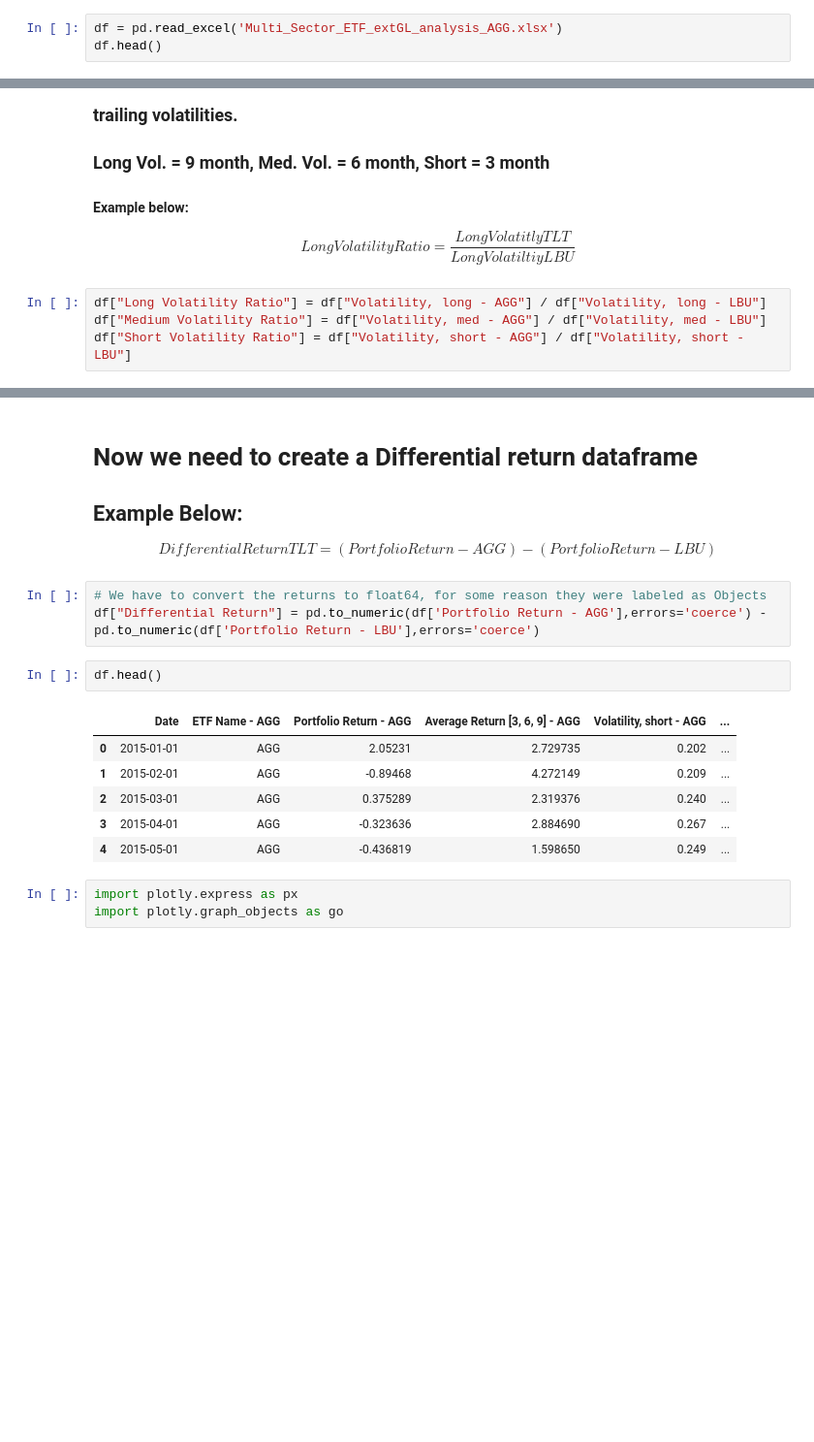
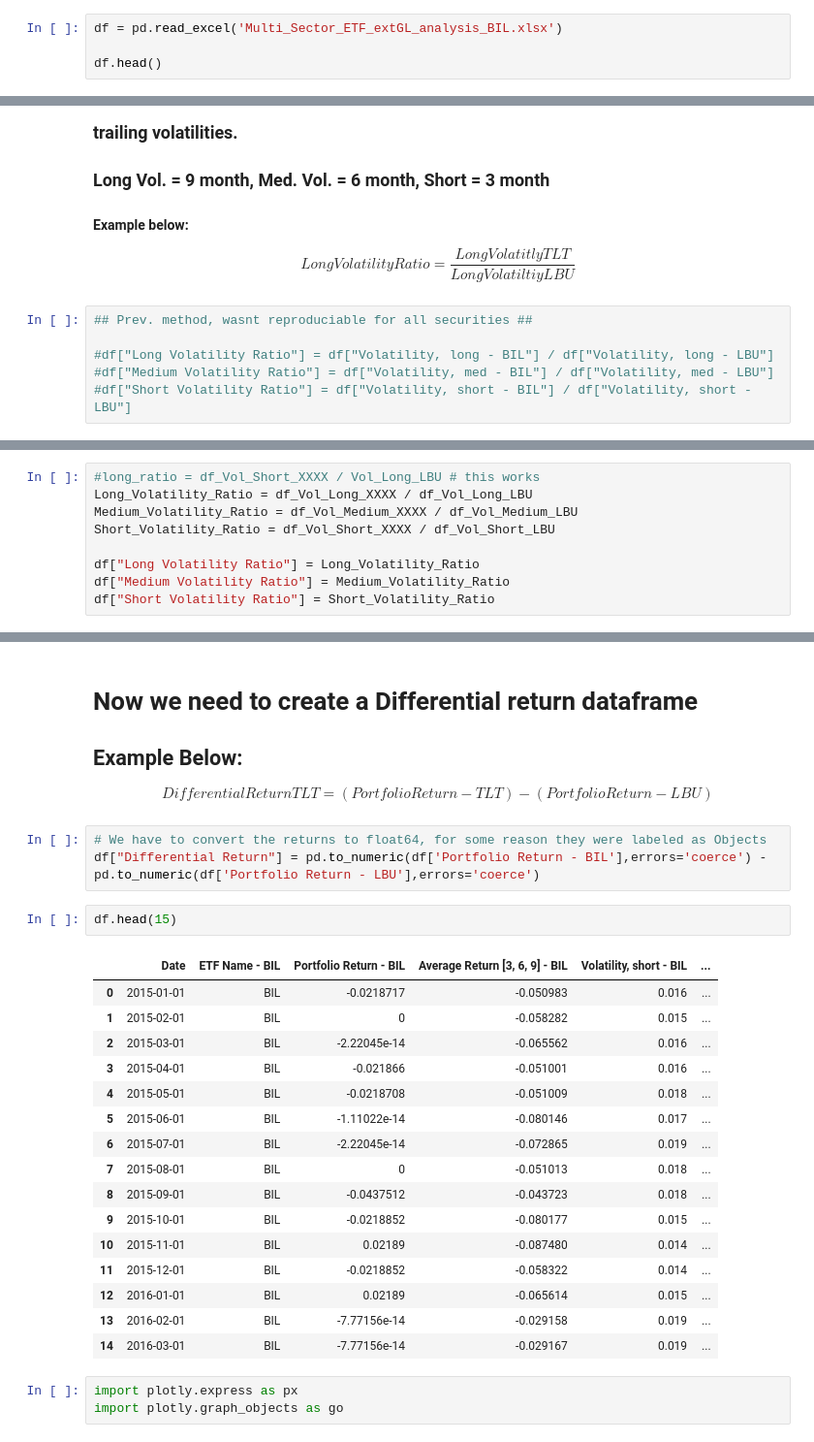
Before and after one commit to valazeinali/BoydWatterson, a Jupyter notebook: BoydWatterson/Trailing Volatility vs Differential Return.ipynb, the cells around one changed output, grey strips where cells are left out. Shown at 97% size. Drawn from its saved outputs; the diff is of its cells as text; blank space fills up the shorter version.

```diff
--- a/BoydWatterson/Trailing Volatility vs Differential Return.ipynb
+++ b/BoydWatterson/Trailing Volatility vs Differential Return.ipynb
@@ -13,6 +13,7 @@ Populating the interactive namespace from numpy and matplotlib
 import warnings
 warnings.filterwarnings("ignore")
 # %%
-df = pd.read_excel('Multi_Sector_ETF_extGL_analysis_AGG.xlsx')
+df = pd.read_excel('Multi_Sector_ETF_extGL_analysis_BIL.xlsx')
+
 df.head()
 # %% [output]
@@ -66,6 +55,8 @@ df.describe()
 #### Example below:
 $$ Long Volatility Ratio = \frac{Long Volatitly TLT}{Long Volatiltiy LBU} $$
 # %%
-df["Long Volatility Ratio"] = df["Volatility, long - AGG"] / df["Volatility, long - LBU"]
-df["Medium Volatility Ratio"] = df["Volatility, med - AGG"] / df["Volatility, med - LBU"]
-df["Short Volatility Ratio"] = df["Volatility, short - AGG"] / df["Volatility, short - LBU"]
+## Prev. method, wasnt reproduciable for all securities ##
+
+#df["Long Volatility Ratio"] = df["Volatility, long - BIL"] / df["Volatility, long - LBU"]
+#df["Medium Volatility Ratio"] = df["Volatility, med - BIL"] / df["Volatility, med - LBU"]
+#df["Short Volatility Ratio"] = df["Volatility, short - BIL"] / df["Volatility, short - LBU"]
@@ -72,3 +103,12 @@ df["Short Volatility Ratio"] = df["Volatility, short - AGG"] / df["Volatility, s
+# %%
+#long_ratio = df_Vol_Short_XXXX / Vol_Long_LBU # this works
+Long_Volatility_Ratio = df_Vol_Long_XXXX / df_Vol_Long_LBU
+Medium_Volatility_Ratio = df_Vol_Medium_XXXX / df_Vol_Medium_LBU
+Short_Volatility_Ratio = df_Vol_Short_XXXX / df_Vol_Short_LBU
+
+df["Long Volatility Ratio"] = Long_Volatility_Ratio
+df["Medium Volatility Ratio"] = Medium_Volatility_Ratio
+df["Short Volatility Ratio"] = Short_Volatility_Ratio
 # %%
 df.head()
 # %% [output]
@@ -82,19 +122,29 @@ df.head()
 # Now we need to create a Differential return dataframe
 ## Example Below:
 
-$$ Differential Return TLT = (Portfolio Return - AGG) -  (Portfolio Return - LBU) $$
+$$ Differential Return TLT = (Portfolio Return - TLT) -  (Portfolio Return - LBU) $$
 # %%
 # We have to convert the returns to float64, for some reason they were labeled as Objects
-df["Differential Return"] = pd.to_numeric(df['Portfolio Return - AGG'],errors='coerce') - pd.to_numeric(df['Portfolio Return - LBU'],errors='coerce')
+df["Differential Return"] = pd.to_numeric(df['Portfolio Return - BIL'],errors='coerce') - pd.to_numeric(df['Portfolio Return - LBU'],errors='coerce')
 # %%
-df.head()
+df.head(15)
 # %% [output]
-|  | Date | ETF Name - AGG | Portfolio Return - AGG | Average Return [3, 6, 9] - AGG | Volatility, short - AGG | ... |
-| 0 | 2015-01-01 | AGG | 2.05231 | 2.729735 | 0.202 | ... |
-| 1 | 2015-02-01 | AGG | -0.89468 | 4.272149 | 0.209 | ... |
-| 2 | 2015-03-01 | AGG | 0.375289 | 2.319376 | 0.240 | ... |
-| 3 | 2015-04-01 | AGG | -0.323636 | 2.884690 | 0.267 | ... |
-| 4 | 2015-05-01 | AGG | -0.436819 | 1.598650 | 0.249 | ... |
+|  | Date | ETF Name - BIL | Portfolio Return - BIL | Average Return [3, 6, 9] - BIL | Volatility, short - BIL | ... |
+| 0 | 2015-01-01 | BIL | -0.0218717 | -0.050983 | 0.016 | ... |
+| 1 | 2015-02-01 | BIL | 0 | -0.058282 | 0.015 | ... |
+| 2 | 2015-03-01 | BIL | -2.22045e-14 | -0.065562 | 0.016 | ... |
+| 3 | 2015-04-01 | BIL | -0.021866 | -0.051001 | 0.016 | ... |
+| 4 | 2015-05-01 | BIL | -0.0218708 | -0.051009 | 0.018 | ... |
+| 5 | 2015-06-01 | BIL | -1.11022e-14 | -0.080146 | 0.017 | ... |
+| 6 | 2015-07-01 | BIL | -2.22045e-14 | -0.072865 | 0.019 | ... |
+| 7 | 2015-08-01 | BIL | 0 | -0.051013 | 0.018 | ... |
+| 8 | 2015-09-01 | BIL | -0.0437512 | -0.043723 | 0.018 | ... |
+| 9 | 2015-10-01 | BIL | -0.0218852 | -0.080177 | 0.015 | ... |
+| 10 | 2015-11-01 | BIL | 0.02189 | -0.087480 | 0.014 | ... |
+| 11 | 2015-12-01 | BIL | -0.0218852 | -0.058322 | 0.014 | ... |
+| 12 | 2016-01-01 | BIL | 0.02189 | -0.065614 | 0.015 | ... |
+| 13 | 2016-02-01 | BIL | -7.77156e-14 | -0.029158 | 0.019 | ... |
+| 14 | 2016-03-01 | BIL | -7.77156e-14 | -0.029167 | 0.019 | ... |
 # %%
 import plotly.express as px
 import plotly.graph_objects as go
```
Also changed, not shown: parts of 7 cells of this notebook.
